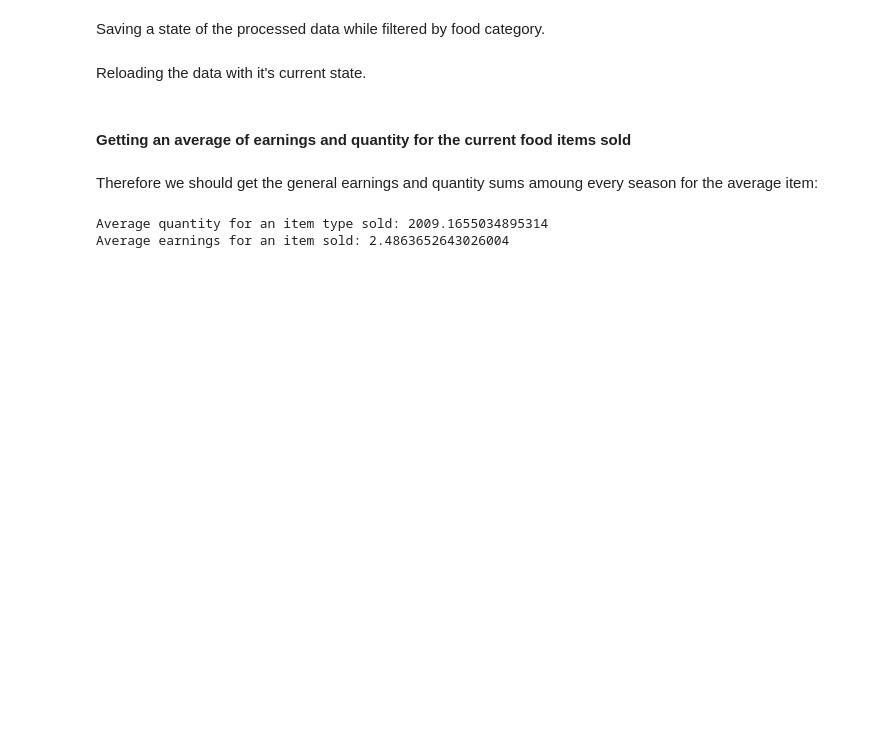
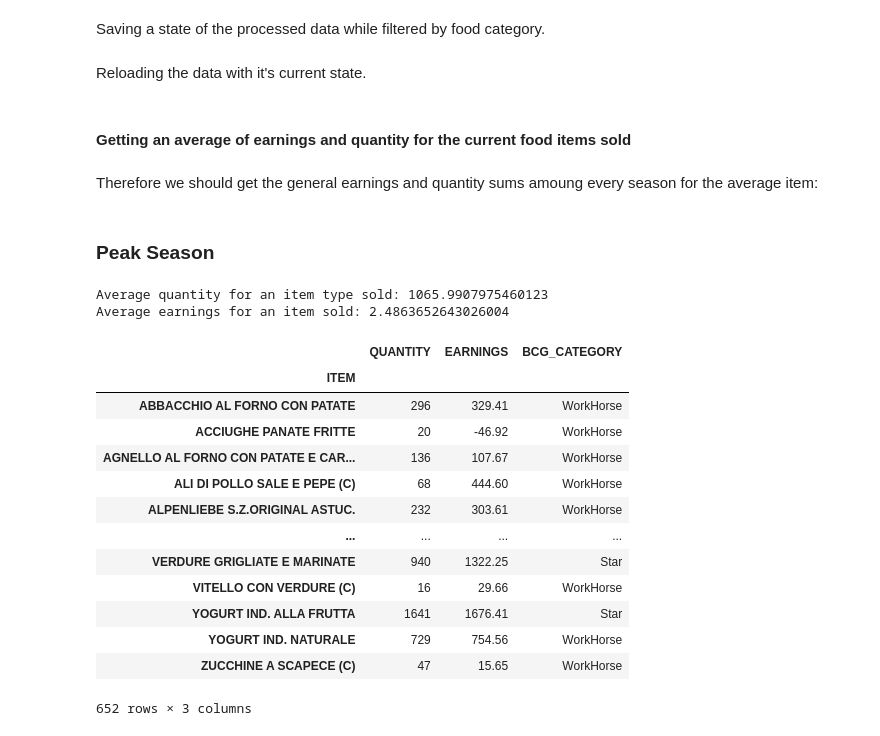
Before and after one commit to IgalKF/Academy.DataScience.MenuOptimization, a Jupyter notebook: ItalyMenu.ipynb, the cells around one changed output. Cells and saved outputs as stored; diff of their text form; code cells hidden in the pictures; blank space fills up the shorter version.

```diff
--- a/ItalyMenu.ipynb
+++ b/ItalyMenu.ipynb
@@ -476,18 +476,41 @@ def categorize(row, avg_quantity, avg_earnings):
     elif row['QUANTITY'] <= avg_quantity and row['EARNINGS'] <= avg_earnings:
         return 'Dog'
 # %%
-item_avg_prices = food_df.groupby(['ITEM']).agg({'QUANTITY':'sum', 'EARNINGS':'sum'})
-item_avg_prices['AVG_EARNINGS_FOR_SINGLE_ITEM'] = item_avg_prices['EARNINGS'] / item_avg_prices['QUANTITY']
-item_avg_prices
+def get_bcg_categories_by_season(season: str):
+    item_avg_prices = food_df.groupby(['ITEM']).agg({'QUANTITY':'sum', 'EARNINGS':'sum'})
+    item_avg_prices_for_season = food_df[food_df['SALES_TIER_SEASON'] == season].groupby(['ITEM']).agg({'QUANTITY':'sum', 'EARNINGS':'sum'})
+    item_avg_prices['AVG_EARNINGS_FOR_SINGLE_ITEM'] = item_avg_prices['EARNINGS'] / item_avg_prices['QUANTITY']
+    item_avg_prices
 
-avg_earnings_for_sold_item = item_avg_prices['AVG_EARNINGS_FOR_SINGLE_ITEM'].mean()
-avg_earnings_for_sold_item
+    avg_earnings_for_sold_item = item_avg_prices['AVG_EARNINGS_FOR_SINGLE_ITEM'].mean()
+    avg_earnings_for_sold_item
 
-avg_quantity_for_sold_item = item_avg_prices['QUANTITY'].mean()
-avg_quantity_for_sold_item
+    avg_quantity_for_sold_item = item_avg_prices_for_season['QUANTITY'].mean()
+    avg_quantity_for_sold_item
 
-print(f'Average quantity for an item type sold: {avg_quantity_for_sold_item}')
-print(f'Average earnings for an item sold: {avg_earnings_for_sold_item}')
+    print(f'Average quantity for an item type sold: {avg_quantity_for_sold_item}')
+    print(f'Average earnings for an item sold: {avg_earnings_for_sold_item}')
+
+    item_avg_prices_for_season['BCG_CATEGORY'] = item_avg_prices_for_season.apply(lambda x : categorize(x, avg_earnings_for_sold_item, avg_quantity_for_sold_item), axis=1)
+    return item_avg_prices_for_season
-# %% [output]
-Average quantity for an item type sold: 2009.1655034895314
-Average earnings for an item sold: 2.4863652643026004
+# %% [markdown]
+### Peak Season
+# %%
+get_bcg_categories_by_season('High')
+# %% [output]
+Average quantity for an item type sold: 1065.9907975460123
+Average earnings for an item sold: 2.4863652643026004
+|  | QUANTITY | EARNINGS | BCG_CATEGORY |
+| ITEM |  |  |  |
+| ABBACCHIO AL FORNO CON PATATE | 296 | 329.41 | WorkHorse |
+| ACCIUGHE PANATE FRITTE | 20 | -46.92 | WorkHorse |
+| AGNELLO AL FORNO CON PATATE E CAR... | 136 | 107.67 | WorkHorse |
+| ALI DI POLLO SALE E PEPE (C) | 68 | 444.60 | WorkHorse |
+| ALPENLIEBE S.Z.ORIGINAL ASTUC. | 232 | 303.61 | WorkHorse |
+| ... | ... | ... | ... |
+| VERDURE GRIGLIATE E MARINATE | 940 | 1322.25 | Star |
+| VITELLO CON VERDURE (C) | 16 | 29.66 | WorkHorse |
+| YOGURT IND. ALLA FRUTTA | 1641 | 1676.41 | Star |
+| YOGURT IND. NATURALE | 729 | 754.56 | WorkHorse |
+| ZUCCHINE A SCAPECE (C) | 47 | 15.65 | WorkHorse |
+652 rows × 3 columns
```
Also changed, not shown: parts of 9 cells of this notebook.
